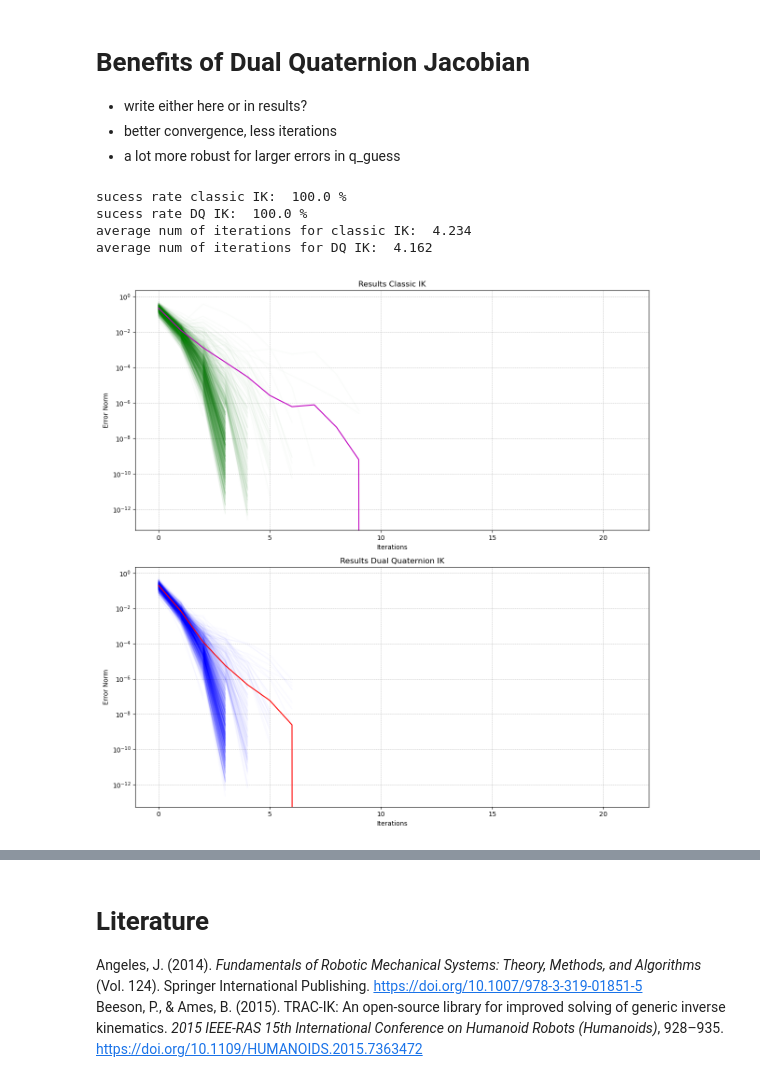
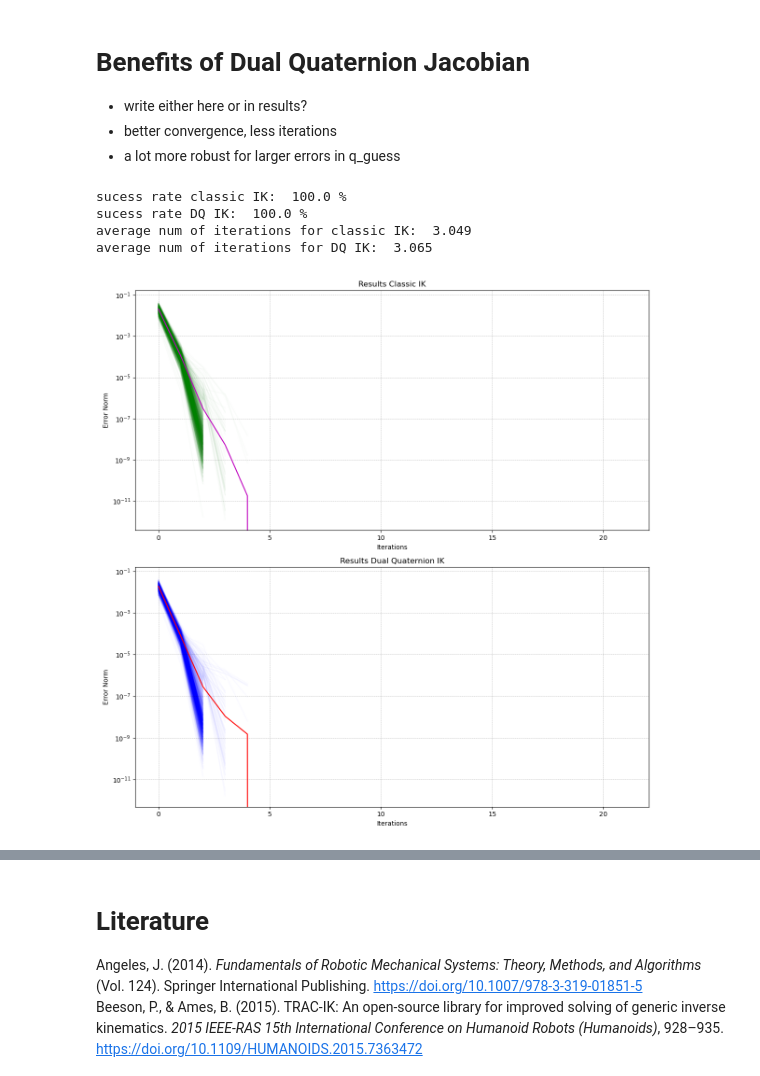
Before and after one commit to JTem/Masterthesis, a Jupyter notebook: 3.2_dual_quaternion_differential_kinematics.ipynb, the cells around one changed output, grey strips where cells are left out. Cells and saved outputs as stored; diff of their text form; code cells hidden in the pictures.

```diff
--- a/3.2_dual_quaternion_differential_kinematics.ipynb
+++ b/3.2_dual_quaternion_differential_kinematics.ipynb
@@ -263,37 +263,37 @@ min_lim = np.array([-np.pi, -120*np.pi/180, -150*np.pi/180, -np.pi, -np.pi, -np.
 max_lim = np.array([np.pi, 120*np.pi/180, 150*np.pi/180, np.pi, np.pi, np.pi])
 
 fk = ForwardKinematics()
 ik = InverseKinematics(min_lim, max_lim)
 
 num_eval = 1000
 success_count_classic = 0
 success_count_DQ = 0
 error_list_DQ = []
 error_list_classic = []
 for i in range(num_eval):
     q_guess = getRandomJointAngles()
 
-    x_target = fk.forward_kinematics(perturbJointAngles(q_guess, 5))
+    x_target = fk.forward_kinematics(perturbJointAngles(q_guess, 0.5))
 
     q_sol_classic, error_norm_classic, condition_classic, success_classic = ik.getIK_classic(x_target, q_guess, 0.001)
     q_sol_DQ, error_norm_DQ, condition_DQ, success_DQ = ik.getIK_DQ(x_target, q_guess, 0.01)
 
     error_list_DQ.append(error_norm_DQ)
     error_list_classic.append(error_norm_classic)
 
     if success_classic:
         success_count_classic += 1
     if success_DQ:
         success_count_DQ += 1
 
 
 plotIKResults(error_list_classic, error_list_DQ, success_count_classic, success_count_DQ, num_eval)
 # %% [output]
 sucess rate classic IK:  100.0 %
 sucess rate DQ IK:  100.0 %
-average num of iterations for classic IK:  4.234
-average num of iterations for DQ IK:  4.162
+average num of iterations for classic IK:  3.049
+average num of iterations for DQ IK:  3.065
-[figure, old version]
+[figure, new version]
 # %%
 import numpy as np
 from Simulation.ForwardKinematics import ForwardKinematics
```
Also changed, not shown: parts of 1 cell of this notebook, 8 other files.
